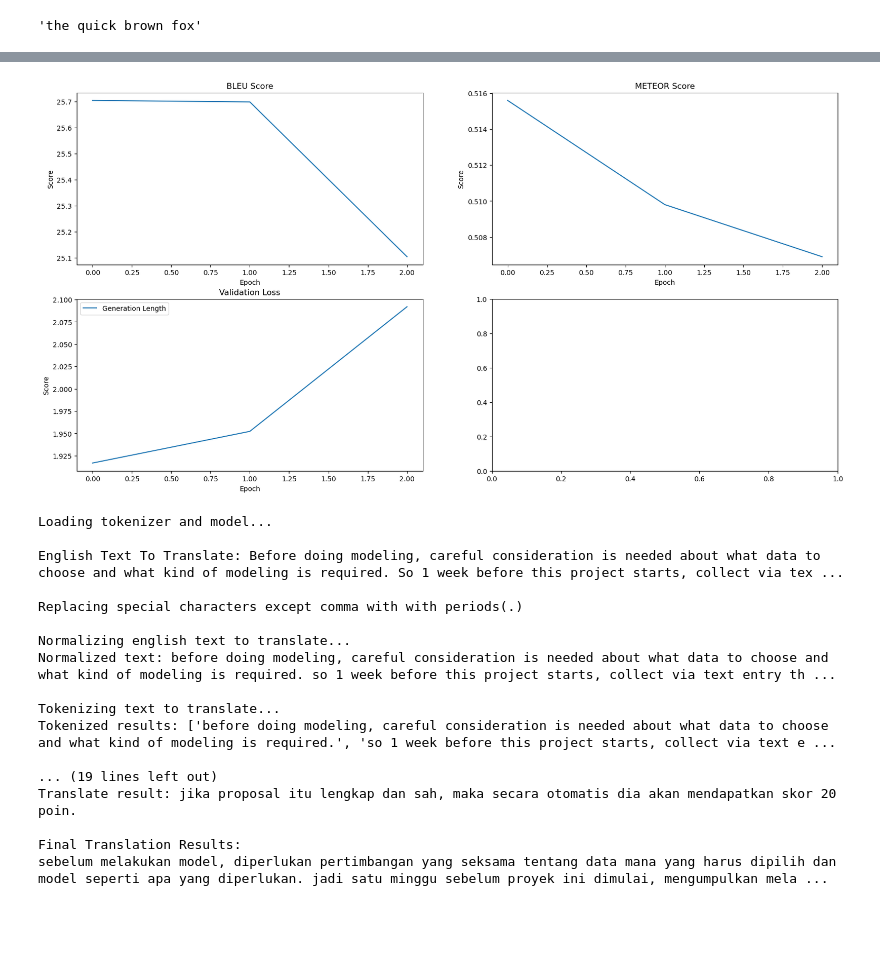
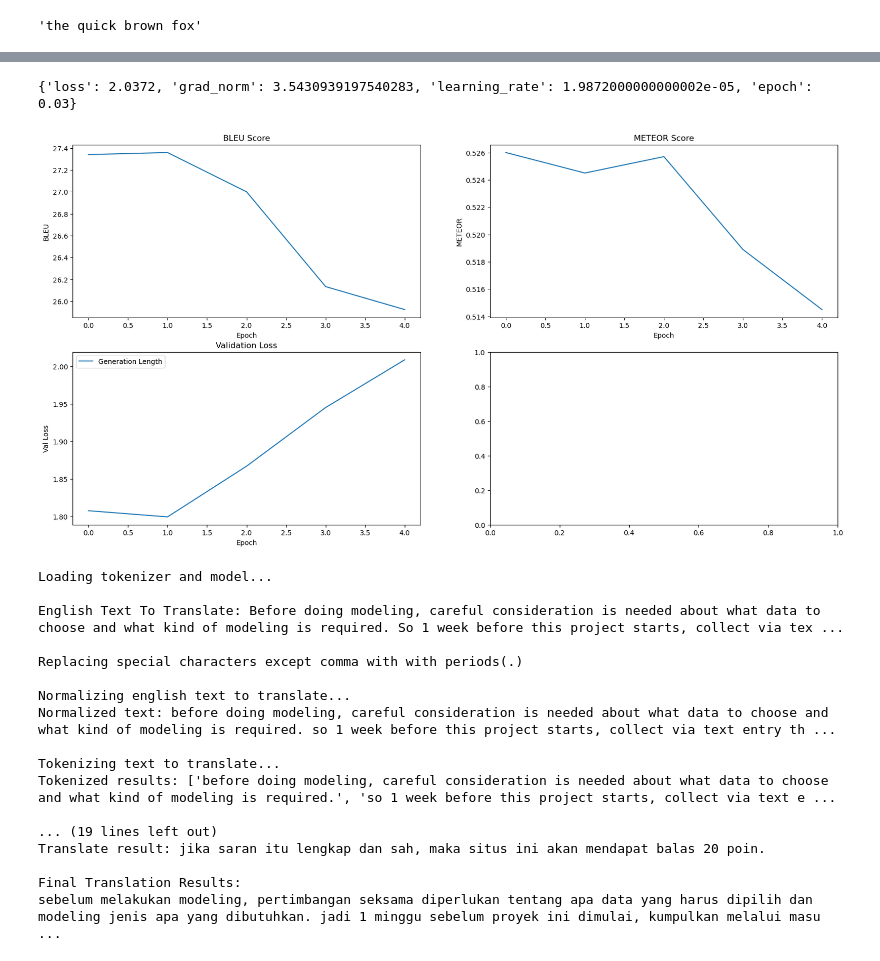
Before and after one commit to StefannusChristian/NLP, a Jupyter notebook: UAS_IBDA3322.ipynb, the cells around one changed output, grey strips where cells are left out. Saved outputs shown, nothing was run; the diff lists cells and outputs as text; code cells hidden in the pictures; blank space fills up the shorter version.

Commit message:
start trianing with 250k training data

```diff
--- a/UAS_IBDA3322.ipynb
+++ b/UAS_IBDA3322.ipynb
@@ -76,12 +76,11 @@ warnings.filterwarnings('ignore')
 # Define Global Variables
 # %%
 # Define training parameters
-TRAIN: bool = False  # Set to True to train the model
+TRAIN: bool = True # Set to True to train the model
 SEED = 42  # Random seed for reproducibility
 
 # Define model and data paths
 MODEL_PATH = "model/mbart-large-50-one-to-many-mmt-finetuned-en-to-id"
-NUMBER_OF_DATA_TO_FINETUNED = 2000  # Limit data used for fine-tuning
 PREFIX = ""  # Prefix to add before source language text
 SOURCE_LANG = "en"  # Source language
 TARGET_LANG = "id"  # Target language
@@ -95,6 +94,9 @@ LOG_RESULTS_FILENAME = "log.pkl"
 TRAINING_RESULTS_PATH = os.path.join(TRAINING_RESULTS_DIRECTORY_BASE_PATH, TRAINING_RESULTS_FILENAME)
 LOG_RESULTS_PATH = os.path.join(TRAINING_RESULTS_DIRECTORY_BASE_PATH, LOG_RESULTS_FILENAME)
 
+RAW_DATASETS_PATH = "raw_datasets.pkl"
+
+print("RUNNING IN TRAIN MODE...")
 print(f'Will save training results csv to {TRAINING_RESULTS_PATH}')
 print(f'Will save log results (log_history, bleu_log, meteor_log, eval_log) to {LOG_RESULTS_PATH}')
 # %% [output]
@@ -179,17 +191,22 @@ tokenized_datasets = raw_datasets.map(preprocess_function, batched=True)
 # Split datasets into train and validation sets
 train_tokenized_dataset = tokenized_datasets["train"]
 eval_tokenized_dataset = tokenized_datasets["validation"]
-print(f"Number of train tokenized data: {len(train_tokenized_dataset)}")
-print(f"Number of eval tokenized data: {len(eval_tokenized_dataset)}")
+number_of_train_tokenized_data = len(train_tokenized_dataset)
+number_of_eval_tokenized_data = len(eval_tokenized_dataset)
+print(f"Number of train tokenized data: {number_of_train_tokenized_data}")
+print(f"Number of eval tokenized data: {number_of_eval_tokenized_data}\n")
+
+PERCENTAGE_OF_TRAIN_TOKENIZED_DATA_TO_FINEDTUNED = 0.25
+NUMBER_OF_TRAINING_DATA_TO_FINETUNED = int(
+    PERCENTAGE_OF_TRAIN_TOKENIZED_DATA_TO_FINEDTUNED * number_of_train_tokenized_data
+)  # Limit data used for fine-tuning
 
 # Select a small subset of data for fine-tuning (for faster training)
 small_train_dataset = train_tokenized_dataset.shuffle(
-    seed=SEED).select(range(NUMBER_OF_DATA_TO_FINETUNED))
-small_eval_dataset = eval_tokenized_dataset.shuffle(
-    seed=SEED).select(range(NUMBER_OF_DATA_TO_FINETUNED))
+    seed=SEED).select(range(NUMBER_OF_TRAINING_DATA_TO_FINETUNED))
+shuffled_eval_dataset = eval_tokenized_dataset.shuffle(seed=SEED)
 
 print(f"Number of small_train_dataset {len(small_train_dataset)}")
-print(f"Number of small_eval_dataset {len(small_eval_dataset)}")
 # %% [output]
 Number of train tokenized data: 1000000
 Number of eval tokenized data: 2000
@@ -201,15 +228,15 @@ model = MBartForConditionalGeneration.from_pretrained(model_mbart).cuda()
 # %%
 # Define training hyperparameters
 hyperparameters = {
-    'learning_rate': 2e-5,
-    'batch_size': 8,
-    'num_epochs': 10
+    'learning_rate': 2e-5, # Default is 5e-5
+    'batch_size': 16, # Default is 8
+    'num_epochs': 5 # Default is 3
 }
 
 # Define training arguments (`Seq2SeqTrainingArguments`)
 args = Seq2SeqTrainingArguments(
     # Create a name for your fine-tuned model
-    f"{MODEL_PATH.split('/')[-1]}",
+    MODEL_PATH,
     # Evaluate the model after every epoch
     evaluation_strategy="epoch",
     # Save the model after every epoch
@@ -221,14 +248,13 @@ args = Seq2SeqTrainingArguments(
     # Batch size for evaluation on a single device
     per_device_eval_batch_size=hyperparameters["batch_size"],
     # Weight decay to avoid overfitting
-    weight_decay=0.01,
+    weight_decay=0.01,  # Default is 0
     # Limit number of saved models during training
     save_total_limit=hyperparameters["num_epochs"],
     # Set the total number of training epochs
     num_train_epochs=hyperparameters["num_epochs"],
     # Generate text with beam search during evaluation
     predict_with_generate=True,
-    # Load the best model from the training process for evaluation
     load_best_model_at_end=True,
 )
 # %%
@@ -286,7 +312,7 @@ if TRAIN:
         model,
         args,
         train_dataset=small_train_dataset,
-        eval_dataset=small_eval_dataset,
+        eval_dataset=shuffled_eval_dataset,
         data_collator=data_collator,
         tokenizer=tokenizer,
         compute_metrics=compute_metrics,
@@ -316,30 +342,32 @@ else:
     with open(LOG_RESULTS_PATH, "rb") as f:
 
         log_history, bleu_log, meteor_log, eval_log = pickle.load(f)
+# %% [output]
+{'loss': 2.0372, 'grad_norm': 3.5430939197540283, 'learning_rate': 1.9872000000000002e-05, 'epoch': 0.03}
 # %%
 fig, ax = plt.subplots(2, 2, figsize=(20, 10))
 plt.subplot(2, 2, 1)
 plt.plot(range(len(bleu_log)), bleu_log, label='BLEU Score')
 plt.title("BLEU Score")
 plt.xlabel('Epoch')
-plt.ylabel('Score')
+plt.ylabel('BLEU')
 
 plt.subplot(2, 2, 2)
 plt.plot(range(len(meteor_log)), meteor_log, label='METEOR Score')
 plt.title("METEOR Score")
 plt.xlabel('Epoch')
-plt.ylabel('Score')
+plt.ylabel('METEOR')
 
 plt.subplot(2, 2, 3)
 plt.plot(range(len(eval_log)), eval_log, label='Generation Length')
 plt.title("Validation Loss")
 plt.xlabel('Epoch')
-plt.ylabel('Score')
+plt.ylabel('Val Loss')
 
 plt.legend()
 plt.show()
 # %% [output]
-[figure, old version]
+[figure, new version]
 # %%
 rows = []
 for i in range(len(bleu_log)):
@@ -362,9 +390,9 @@ with open(TRAINING_RESULTS_PATH, 'w', newline='') as csvfile:
         writer.writerow(row)
 # %%
 print("Loading tokenizer and model...\n")
-tokenizer = MBart50TokenizerFast.from_pretrained(os.path.join(MODEL_PATH, "checkpoint-750"), src_lang="en_XX")
+tokenizer = MBart50TokenizerFast.from_pretrained(os.path.join(MODEL_PATH, "checkpoint-3125"), src_lang="en_XX")
 model = MBartForConditionalGeneration.from_pretrained(
-    os.path.join(MODEL_PATH, "checkpoint-750")).cuda()
+    os.path.join(MODEL_PATH, "checkpoint-3125")).cuda()
 
 src_text =  """Before doing modeling, careful consideration is needed about what data to choose and what kind of modeling is required. So 1 week before this project starts, collect via text entry that has been prepared on the canvas, a short proposal (less than 500 words) regarding the problem you want to solve along with the data and modeling that you will use. Proposals will be assessed qualitatively first to ensure each group's project is unique. If there are the same data options, only proposals from the group that collected first are accepted. You may use the algorithms used in individual tasks, but may not work on the same project or use the same data. You are free to use any python library. If the proposal is complete and valid, it will automatically get a score of 20 points."""
 
@@ -413,7 +441,7 @@ Tokenizing text to translate...
 Tokenized results: ['before doing modeling, careful consideration is needed about what data to choose and what kind of modeling is required.', 'so 1 week before this project starts, collect via text e ...
 
 ... (19 lines left out)
-Translate result: jika proposal itu lengkap dan sah, maka secara otomatis dia akan mendapatkan skor 20 poin.
+Translate result: jika saran itu lengkap dan sah, maka situs ini akan mendapat balas 20 poin.
 
 Final Translation Results:
-sebelum melakukan model, diperlukan pertimbangan yang seksama tentang data mana yang harus dipilih dan model seperti apa yang diperlukan. jadi satu minggu sebelum proyek ini dimulai, mengumpulkan mela ...
+sebelum melakukan modeling, pertimbangan seksama diperlukan tentang apa data yang harus dipilih dan modeling jenis apa yang dibutuhkan. jadi 1 minggu sebelum proyek ini dimulai, kumpulkan melalui masu ...
```
Also changed, not shown: parts of 6 cells of this notebook, 5 other files.
